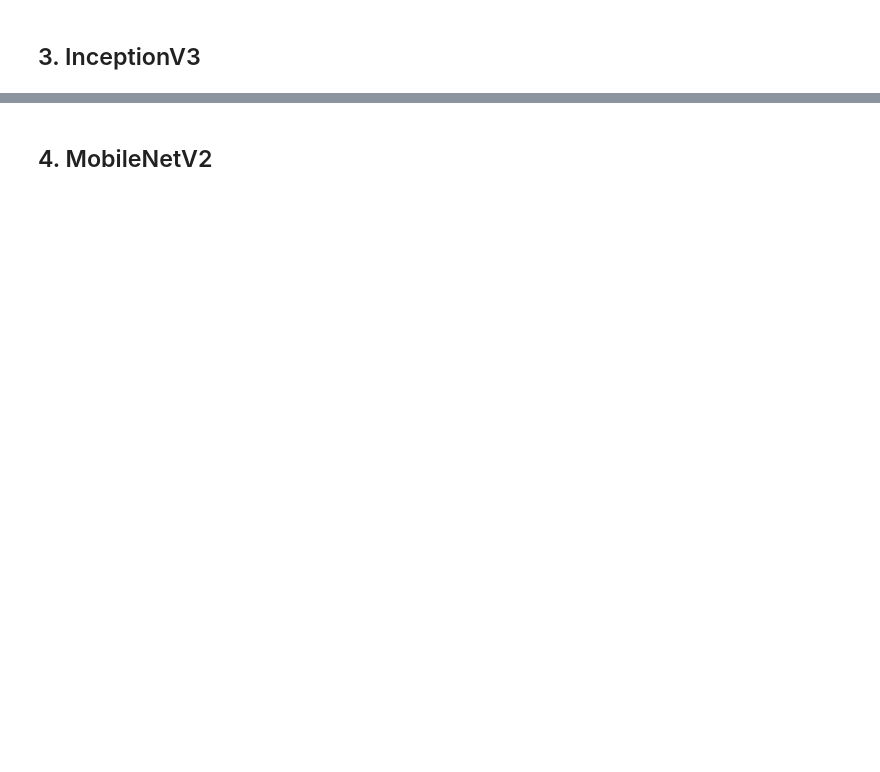
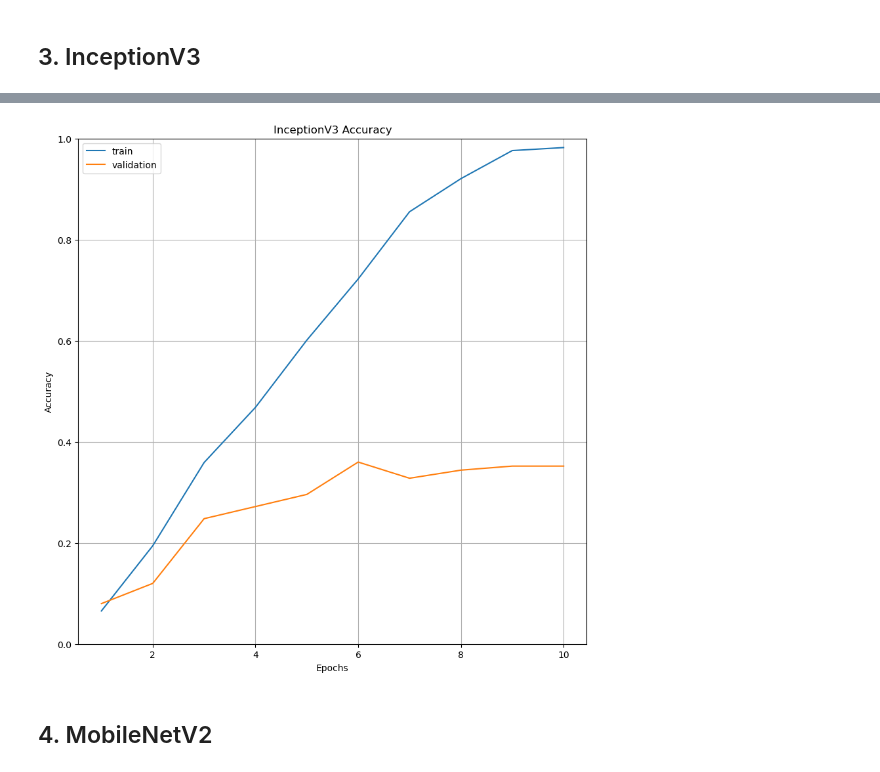
Before and after one commit to alecfei/bumblebee-classification, a Jupyter notebook: testing2.ipynb, the cells around one changed output, grey strips where cells are left out. Saved outputs shown, nothing was run; the diff lists cells and outputs as text; code cells hidden in the pictures; blank space fills up the shorter version.

```diff
--- a/testing2.ipynb
+++ b/testing2.ipynb
@@ -261,0 +338,11 @@ for layer in vgg19.layers:
+# %%
+model_inceptionv3 = Sequential()
+
+model_inceptionv3.add(inceptionv3)
+model_inceptionv3.add(Flatten())
+model_inceptionv3.add(Dense(512, activation='relu'))
+model_inceptionv3.add(Dense(256, activation='relu'))
+model_inceptionv3.add(Dense(128, activation='relu'))
+#model_resnet50.add(Dense(64, activation='relu'))
+#model_resnet50.add(Dense(32, activation='relu'))
+model_inceptionv3.add(Dense(21, activation='softmax'))
@@ -261,0 +369,11 @@ for layer in vgg19.layers:
+# %%
+model_inceptionv3.compile(optimizer=Adam(learning_rate=0.001),
+                          loss='categorical_crossentropy',
+                          metrics=['accuracy'])
+# %%
+epoch_inceptionv3 = 10
+
+result_inceptionv3 = model_inceptionv3.fit(train_batches,
+                                           validation_data=validate_batches,
+                                           epochs=epoch_inceptionv3,
+                                           verbose=2)
@@ -262,2 +401,16 @@ for layer in vgg19.layers:
+# %%
+plt.figure(figsize=(10, 10))
+epochs_range = range(1, epoch_inceptionv3 + 1)
+plt.plot(epochs_range, result_inceptionv3.history['accuracy'], label="Training Accuracy")
+plt.plot(epochs_range, result_inceptionv3.history['val_accuracy'], label="Validation Accuracy")
+plt.axis(ymin=0,ymax=1)
+plt.grid()
+plt.title('InceptionV3 Accuracy')
+plt.ylabel('Accuracy')
+plt.xlabel('Epochs')
+plt.legend(['train', 'validation'])
+plt.show()
+# %% [output]
+[figure, added]
 # %% [markdown]
 ## 4. MobileNetV2
```
Also changed, not shown: parts of 21 cells of this notebook.
